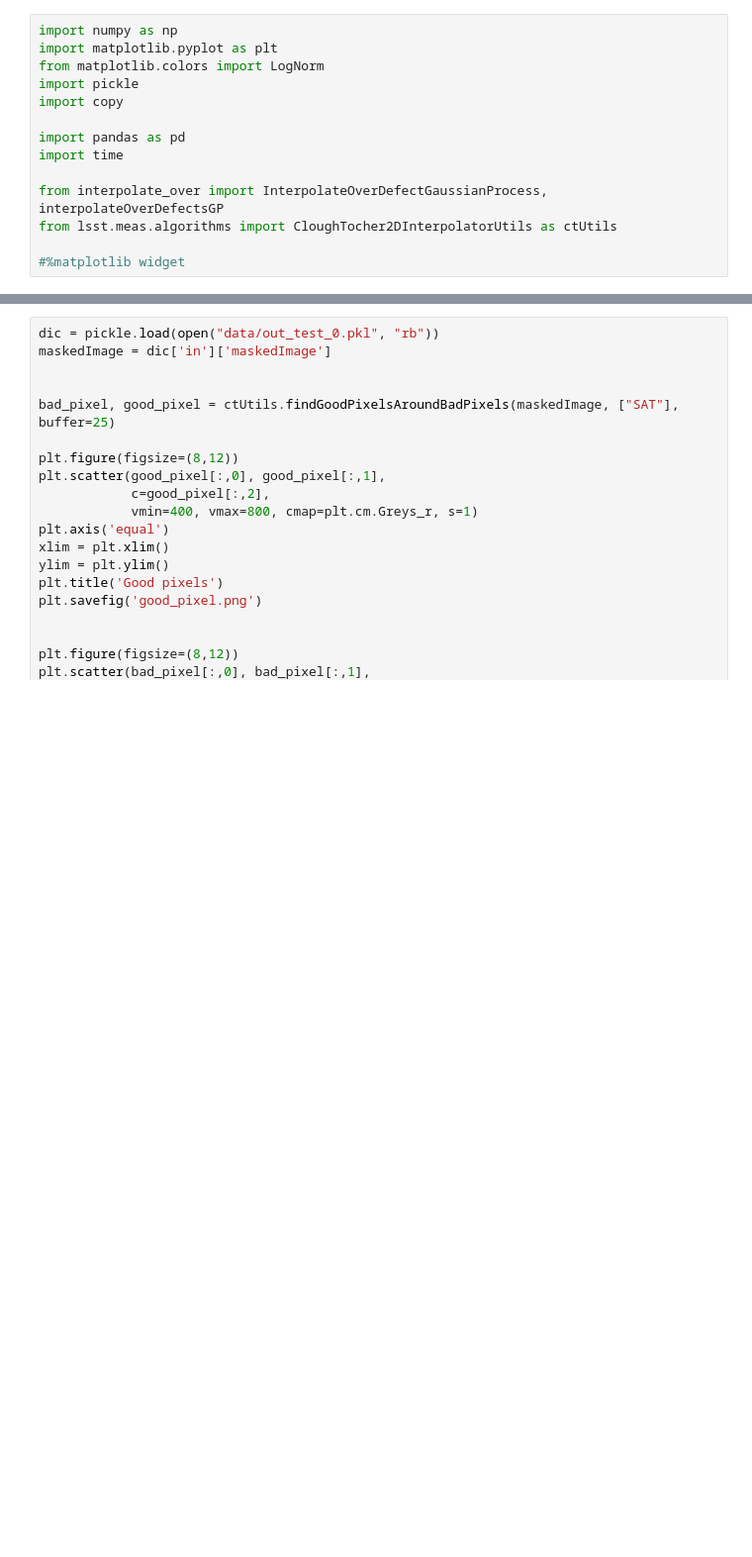
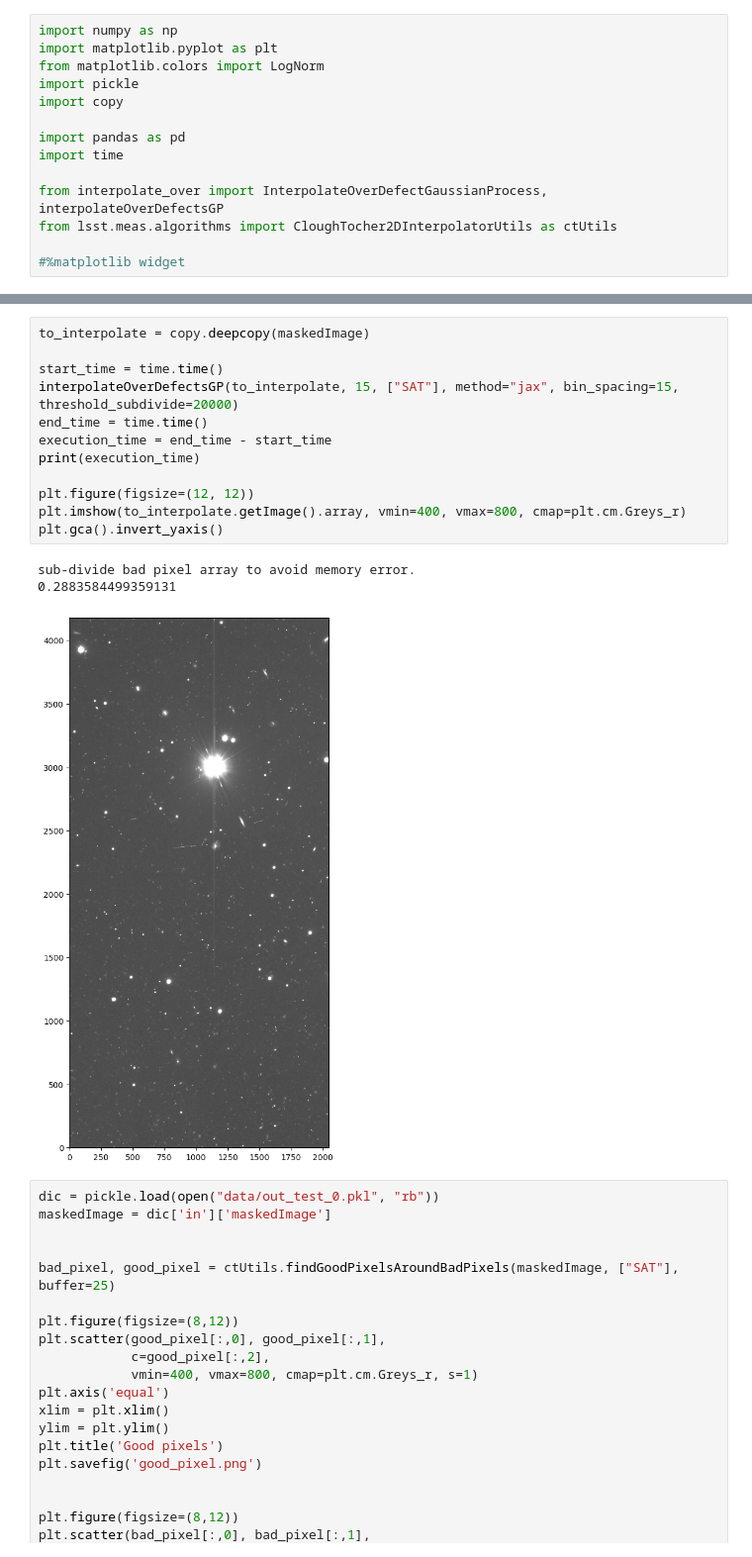
Before and after one commit to PFLeget/DM-43259, a Jupyter notebook: run_gp.ipynb, the cells around one changed output, grey strips where cells are left out. Shown: that part at 99% size. Cells and saved outputs as stored; diff of their text form; blank space fills up the shorter version.

```diff
--- a/run_gp.ipynb
+++ b/run_gp.ipynb
@@ -58,4 +58,20 @@ sub-divide bad pixel array to avoid memory error.
 [figure]
+# %%
+to_interpolate = copy.deepcopy(maskedImage)
+
+start_time = time.time()
+interpolateOverDefectsGP(to_interpolate, 15, ["SAT"], method="jax", bin_spacing=15, threshold_subdivide=20000)
+end_time = time.time()
+execution_time = end_time - start_time
+print(execution_time)
+
+plt.figure(figsize=(12, 12))
+plt.imshow(to_interpolate.getImage().array, vmin=400, vmax=800, cmap=plt.cm.Greys_r)
+plt.gca().invert_yaxis()
+# %% [output]
+sub-divide bad pixel array to avoid memory error.
+0.2883584499359131
+[figure, added]
 # %%
 dic = pickle.load(open("data/out_test_0.pkl", "rb"))
 maskedImage = dic['in']['maskedImage']
```
Also changed, not shown: parts of 1 cell of this notebook, 1 other file.
